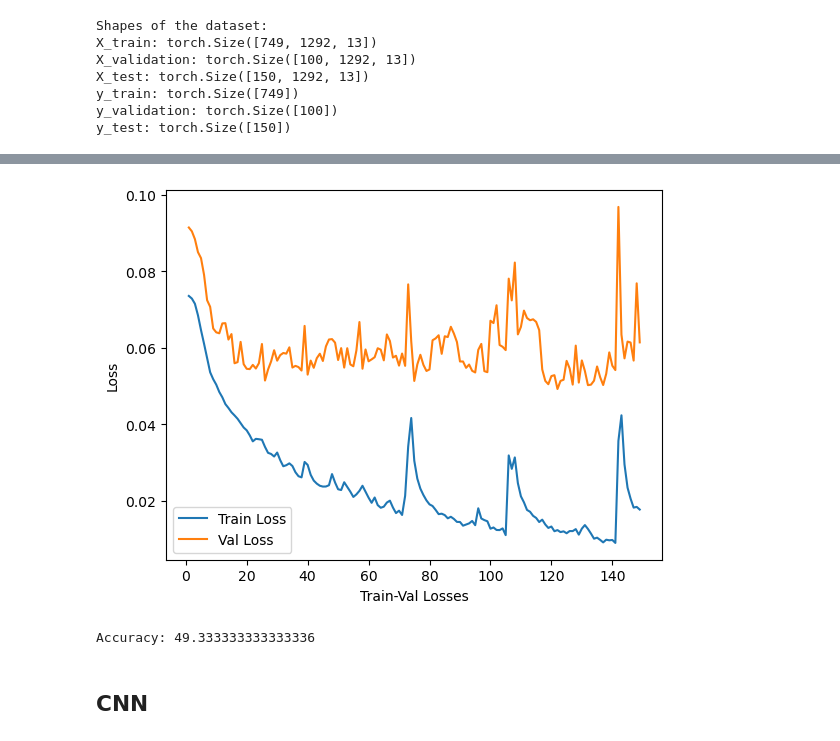
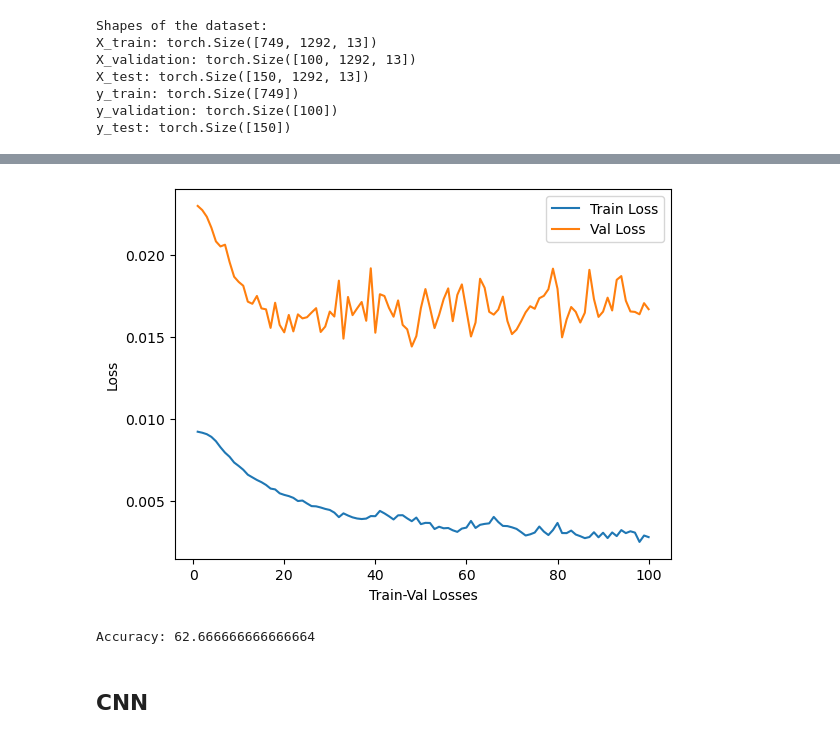
Before and after one commit to CarlosCastanon2099/Predictor-Musical, a Jupyter notebook: proyecto.ipynb, the cells around one changed output, grey strips where cells are left out. Saved outputs shown, nothing was run; the diff lists cells and outputs as text; code cells hidden in the pictures.

```diff
--- a/proyecto.ipynb
+++ b/proyecto.ipynb
@@ -295,10 +295,10 @@ input_shape = (X_train.shape[1], X_train.shape[2])
 hidden_size = 128
 num_layers = 3
 num_classes = 10
-dropout_prob = 0.4
-learning_rate = 0.0001
-num_epochs = 149
-batch_size = 32
+dropout_prob = 0.8
+learning_rate = 0.0009
+num_epochs = 100
+batch_size = 256
 
 model = LSTM(input_size=n_mfcc, hidden_size=hidden_size, num_layers=num_layers, num_classes=num_classes, dropout_prob=dropout_prob).to(device)
 
@@ -326,7 +326,7 @@ def train(model, X_train, y_train, X_val, y_val, criterion, optimizer, num_epoch
             running_loss += loss.item()
         train_losses.append(running_loss / len(X_train))
 
-        # Validación
+        # Validacion
         model.eval()
         val_loss = 0.0
         with torch.no_grad():
@@ -392,5 +392,5 @@ Epoch 149/149, Train Loss: 0.017755328852917068, Val Loss: 0.061455599069595336
-[figure, old version]
+[figure, new version]
-Accuracy: 49.333333333333336
+Accuracy: 62.666666666666664
 # %% [markdown]
 ## **CNN**
 # %%
```
Also changed, not shown: parts of 1 cell of this notebook, 1 other file.
